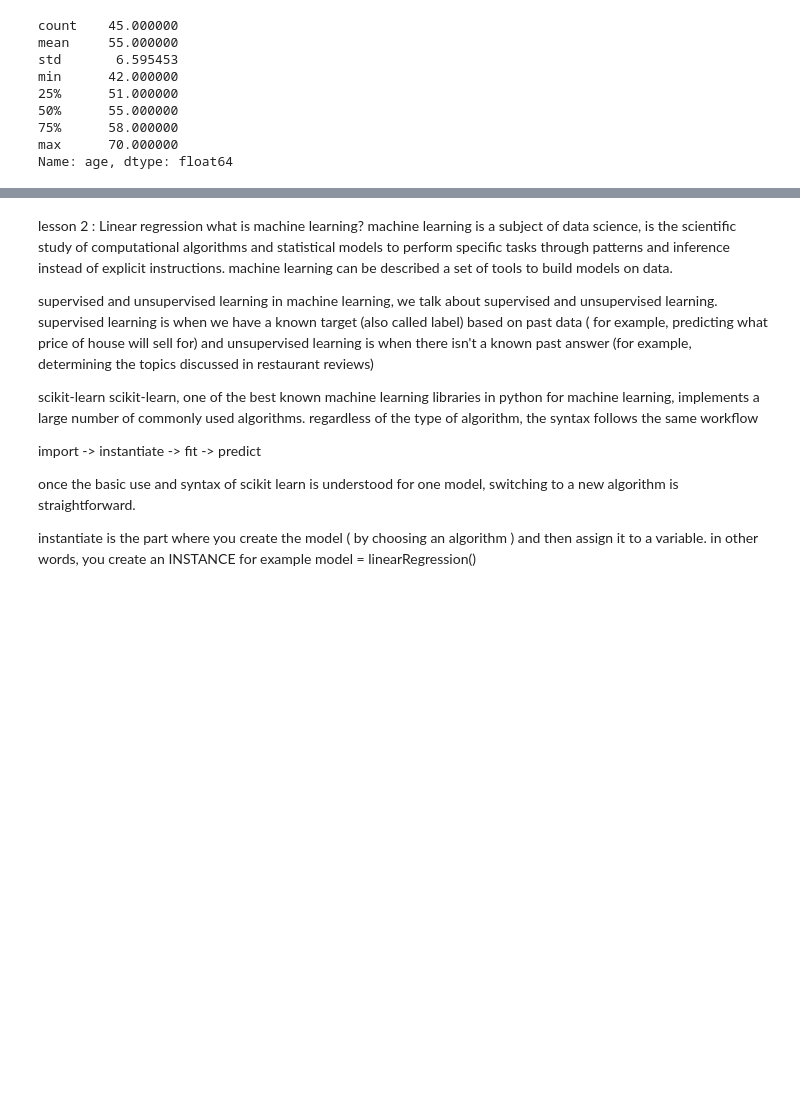
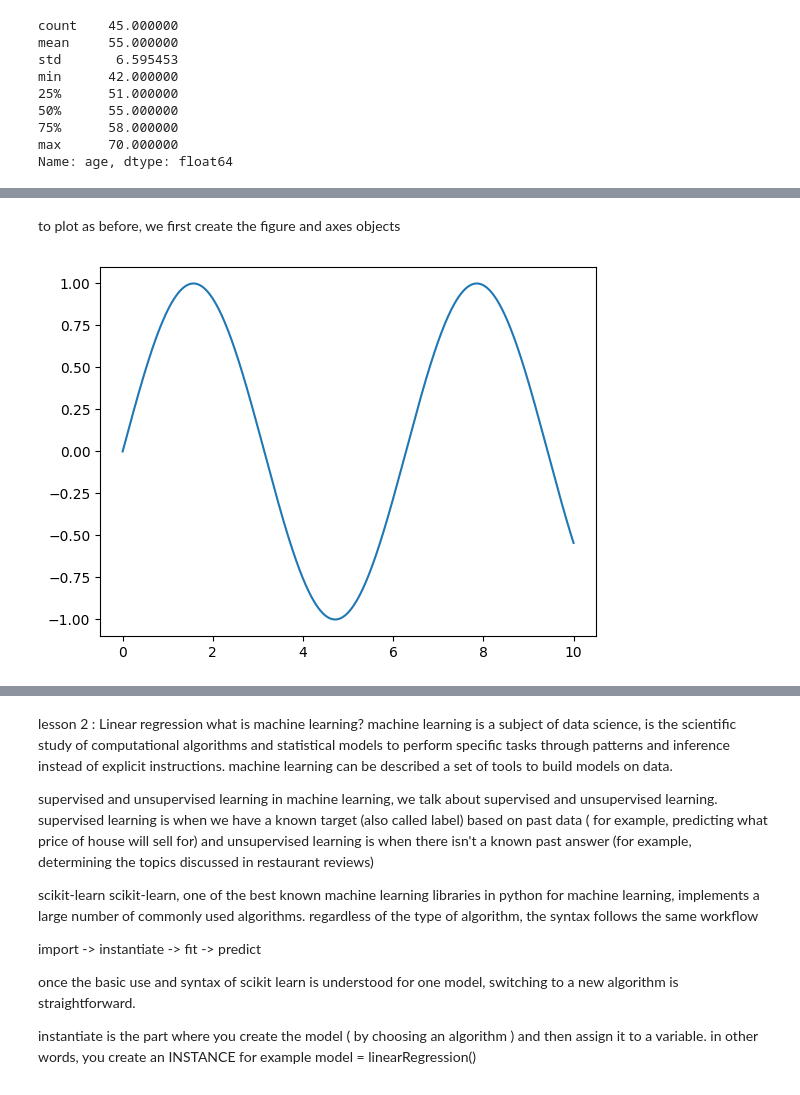
Before and after one commit to kassidy10/Developer, a Jupyter notebook: sololearn/DataScience.ipynb, the cells around one changed output, grey strips where cells are left out. Cells and saved outputs as stored; diff of their text form; code cells hidden in the pictures; blank space fills up the shorter version.

```diff
--- a/sololearn/DataScience.ipynb
+++ b/sololearn/DataScience.ipynb
@@ -438,0 +539,4 @@ Name: age, dtype: float64
+# %%
+x = np.linspace(0,10,1000)
+y = np.sin(x)
+y
@@ -438,0 +561,9 @@ Name: age, dtype: float64
+# %% [markdown]
+to plot as before, we first create the figure and axes objects
+# %%
+fig = plt.figure()
+ax = plt.axes()
+ax.plot(x,y)
+plt.show()
+# %% [output]
+[figure, added]
```
Also changed, not shown: parts of 34 cells of this notebook, 1 other file.
